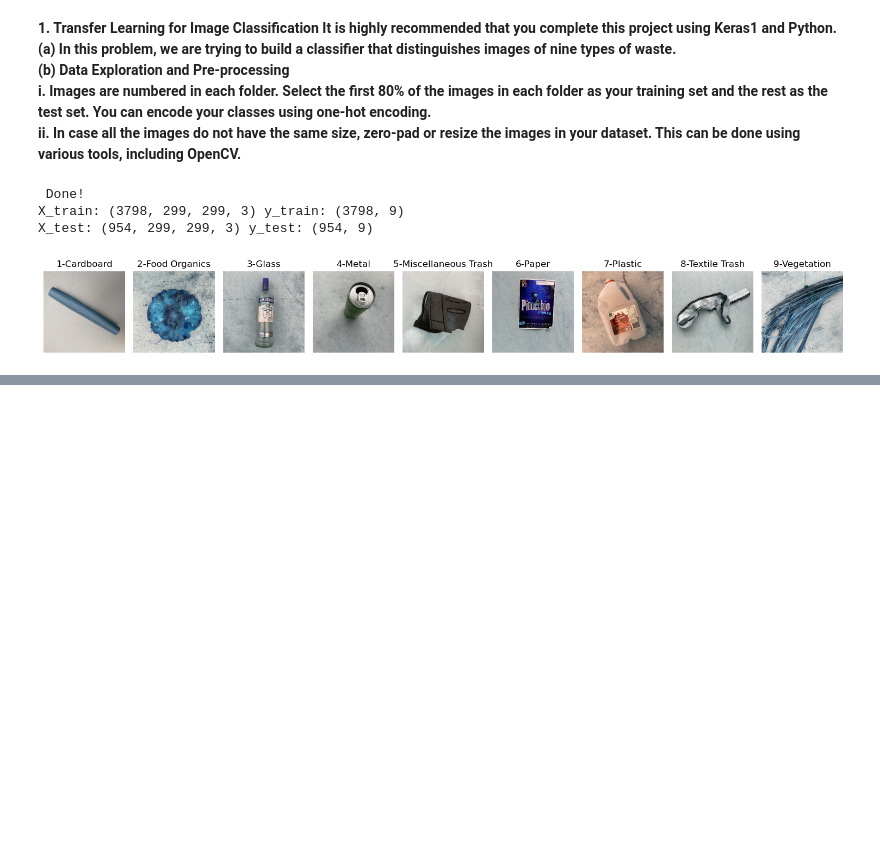
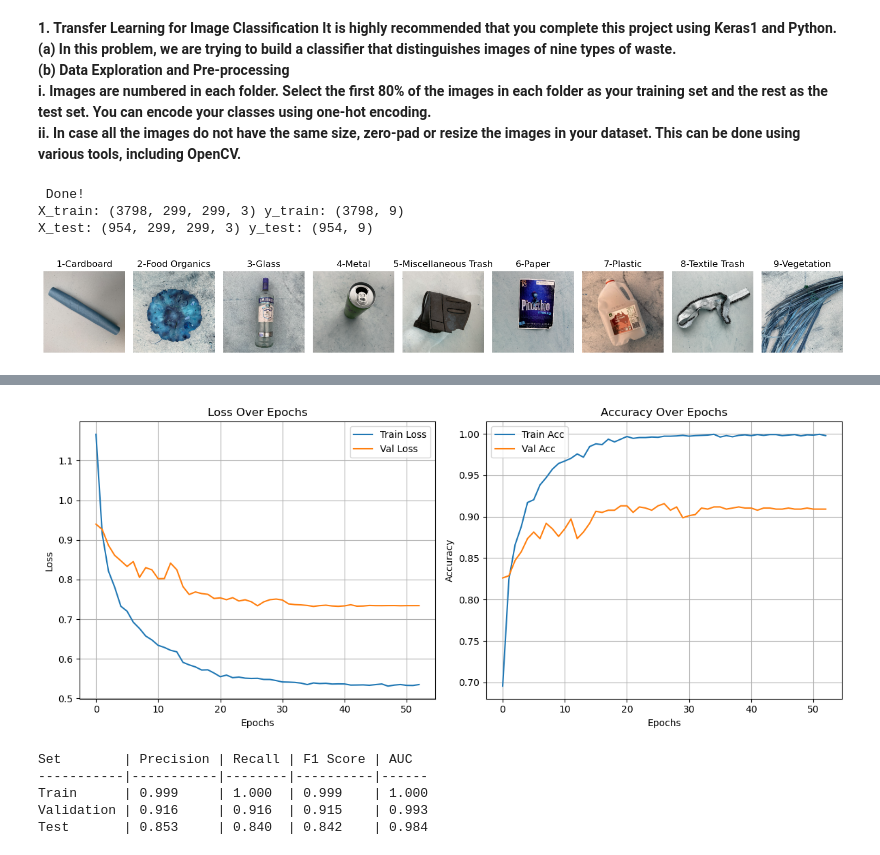
Before and after one commit to pavan-r411/Transfer-Learning-for-Image-Classification, a Jupyter notebook: notebook/final-project-pavan-r411.ipynb, the cells around one changed output, grey strips where cells are left out. Cells and saved outputs as stored; diff of their text form; code cells hidden in the pictures; blank space fills up the shorter version.

```diff
--- a/notebook/final-project-pavan-r411.ipynb
+++ b/notebook/final-project-pavan-r411.ipynb
@@ -347,14 +354,15 @@ KeyboardInterrupt:
 # %%
-# # === EFFICIENTNETB0 ===
-# print("\n=== Running: EFFICIENTNETB0 ===")
-# indices = np.arange(len(X_train))
-# np.random.seed(42)
-# np.random.shuffle(indices)
-# X_train_shuffled = X_train[indices]
-# y_train_shuffled = y_train[indices]
-# val_size = int(0.2 * len(X_train_shuffled))
-# X_val = X_train_shuffled[:val_size]
-# y_val = y_train_shuffled[:val_size]
-# X_train_split = X_train_shuffled[val_size:]
-# y_train_split = y_train_shuffled[val_size:]
-# run_transfer_learning_pipeline("efficientnetb0", X_train_split, y_train_split, X_val, y_val, X_test, y_test)
+print("\nTraining EFFICIENTNETB0 model\n")
+indices = np.arange(len(X_train))
+np.random.seed(42)
+np.random.shuffle(indices)
+X_train_shuffled = X_train[indices]
+y_train_shuffled = y_train[indices]
+val_size = int(0.2 * len(X_train_shuffled))
+X_val = X_train_shuffled[:val_size]
+y_val = y_train_shuffled[:val_size]
+X_train_split = X_train_shuffled[val_size:]
+y_train_split = y_train_shuffled[val_size:]
+run_transfer_learning_pipeline("efficientnetb0", X_train_split, y_train_split, X_val, y_val, X_test, y_test)
+print("\n")
+# %% [output]
@@ -361,3 +386,9 @@ KeyboardInterrupt:
+[figure, added]
+Set        | Precision | Recall | F1 Score | AUC
+-----------|-----------|--------|----------|------
+Train      | 0.999     | 1.000  | 0.999    | 1.000
+Validation | 0.916     | 0.916  | 0.915    | 0.993
+Test       | 0.853     | 0.840  | 0.842    | 0.984
 # %%
 df = pd.DataFrame.from_dict(model_results, orient='index')
 df.index.name = 'Model'
```
Also changed, not shown: parts of 7 cells of this notebook.
